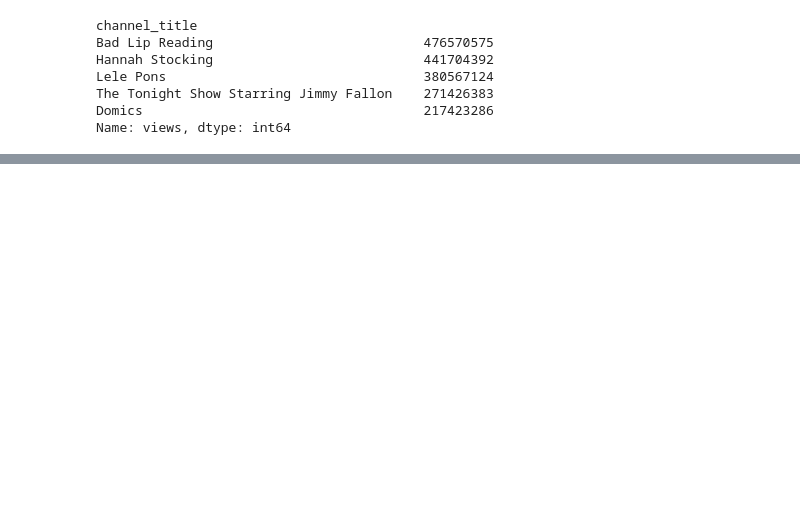
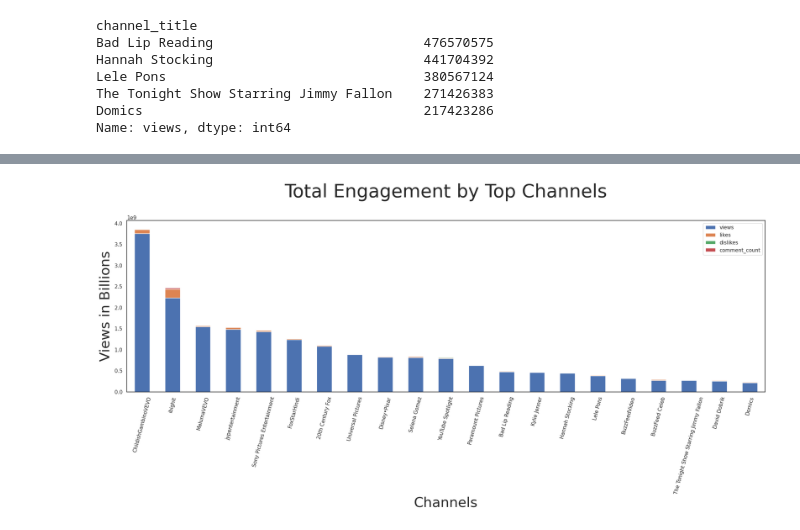
Before and after one commit to mrichburg/dai5_EDA_case_study, a Jupyter notebook: notebooks/work.ipynb, the cells around one changed output, grey strips where cells are left out. Drawn from its saved outputs; the diff is of its cells as text; code cells hidden in the pictures; blank space fills up the shorter version.

Commit message:
calculate total engagement

```diff
--- a/notebooks/work.ipynb
+++ b/notebooks/work.ipynb
@@ -218,0 +197,41 @@ plt.yticks(fontsize=15);
+# %%
+
+pattern = ('Bad Lip Reading|Hannah Stocking|Lele Pons|The Tonight Show Starring Jimmy Fallon|Domics|\
+           Marvel Entertainment|Sony Pictures Entertainment|FoxStarHindi|Universal Pictures|YouTube Spotlight|\
+           Safiya Nygaard|Kylie Jenner|BuzzFeedVideo|BuzzFeed Celeb|David Dobrik|ChildishGambinoVEVO|ibighit|\
+           ArianaGrandeVevo|MalumaVEVO|jypentertainment|20th Century Fox|Disney•Pixar|Selena Gomez|Paramount Pictures|\
+           Lucas the Spider')
+mask = final_df['channel_title'].str.contains(pattern, case=False, na=False)
+all_tops = final_df[mask].groupby("channel_title").agg({'views': 'sum', 'likes': 'sum', 'dislikes': 'sum', "comment_count": "sum"})
+
+all_tops
+all_sum = all_tops.agg("sum", axis="columns")
+all_tops['Total'] = all_sum
+sorted = all_tops.sort_values(by='Total', ascending=False)
+
+sorted = sorted.drop("Total", axis=1)
+
+# sorted
+
+# sorted.plot.bar(stacked=True, figsize=(10,6))
+# sorted.plt(kind=)
+
+fig, ax = plt.subplots(figsize=(20,9))
+sorted.plot(kind='bar', stacked=True, ax=ax)
+plt.xticks(rotation=75)
+plt.tight_layout();
+# Plotting the stacked bar plot
+# ax = all_tops.plot(kind='bar', stacked=True)
+
+# Adding labels and title
+# ax.set_xlabel('Category')
+# ax.set_ylabel('Total Count')
+# ax.set_title('Stacked Bar Plot')
+plt.title('Total Engagement by Top Channels\n', fontsize=40)
+plt.ylabel('Views in Billions', fontsize=30)
+plt.xlabel('Channels', fontsize=30)
+
+# Display the plot
+plt.show()
+# %% [output]
+[figure, added]
```
Also changed, not shown: parts of 9 cells of this notebook, 1 other file.
